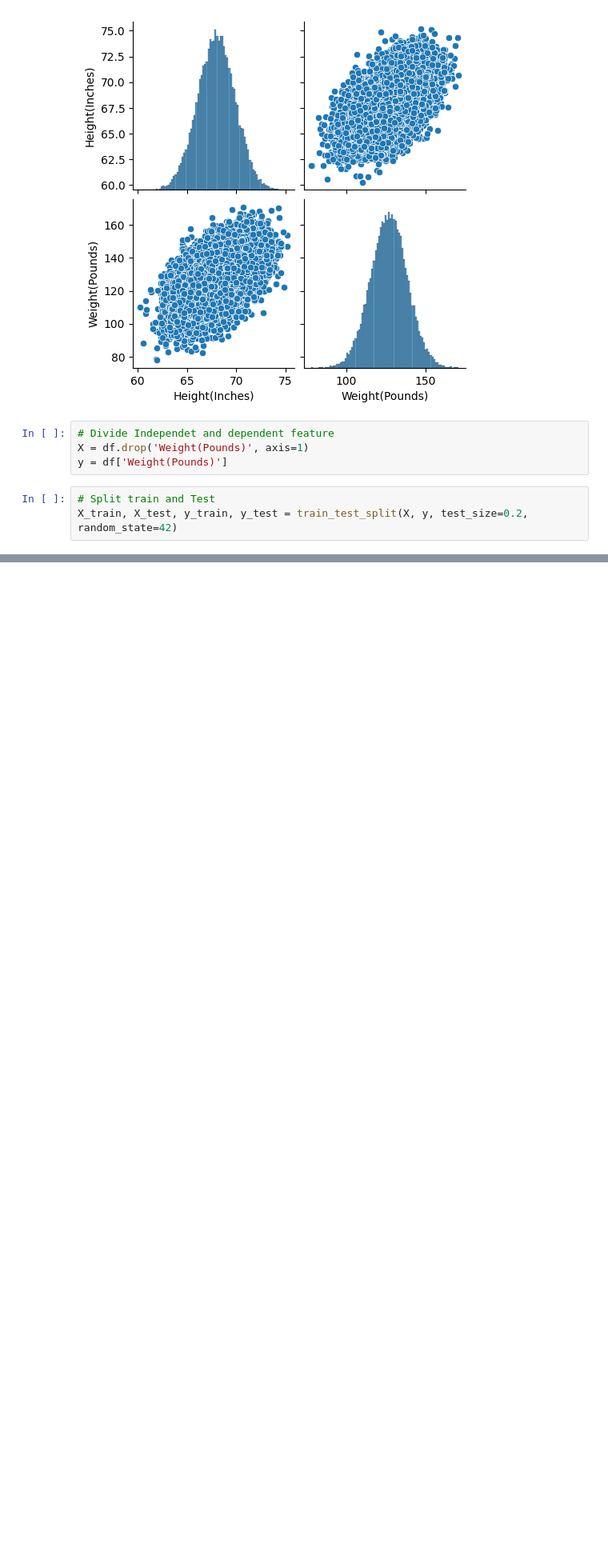
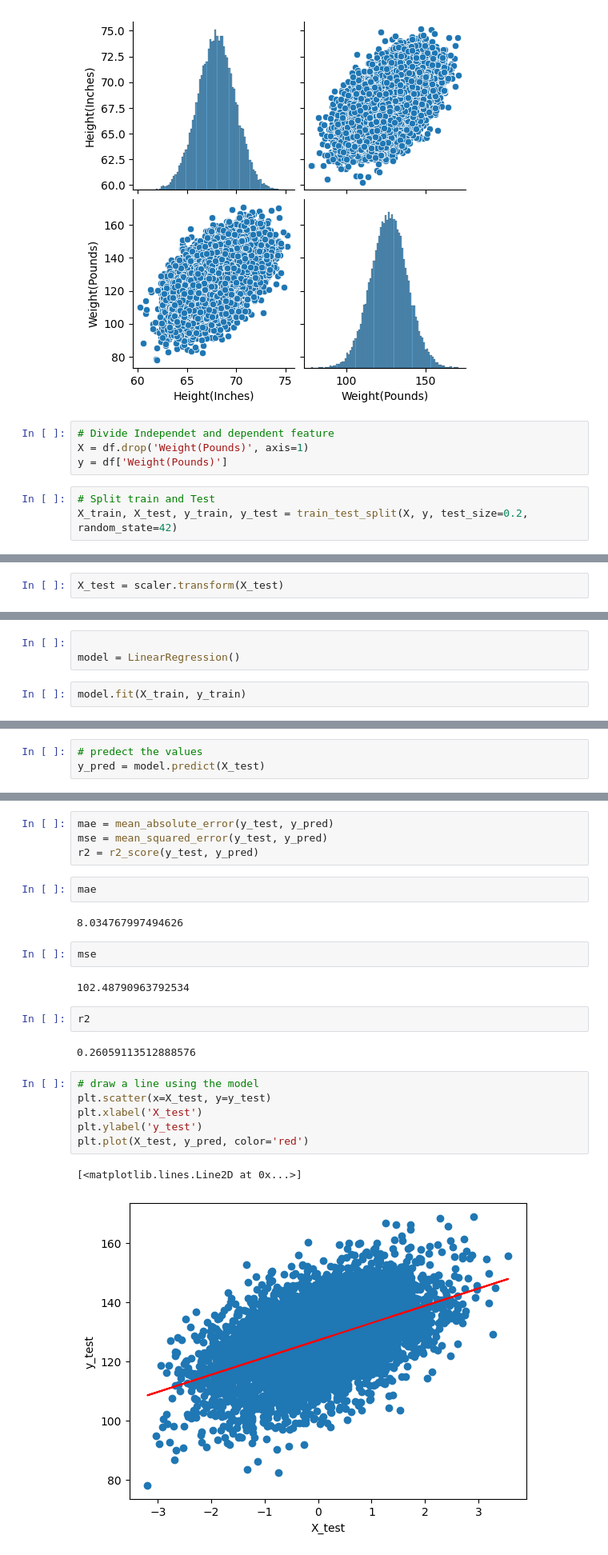
Before and after one commit to sivakrushna-works/AI-Code-Samples, a Jupyter notebook: Simple_Linear_Regression.ipynb, the cells around one changed output, grey strips where cells are left out. Shown at 80% size. Saved outputs shown, nothing was run; the diff lists cells and outputs as text; blank space fills up the shorter version.

```diff
--- a/Simple_Linear_Regression.ipynb
+++ b/Simple_Linear_Regression.ipynb
@@ -78,0 +82,2 @@ X_train.shape
+# %%
+X_test = scaler.transform(X_test)
@@ -78,0 +87,5 @@ X_train.shape
+# %%
+
+model = LinearRegression()
+# %%
+model.fit(X_train, y_train)
@@ -78,0 +102,3 @@ X_train.shape
+# %%
+# predect the values
+y_pred = model.predict(X_test)
@@ -78,0 +108,25 @@ X_train.shape
+# %%
+mae = mean_absolute_error(y_test, y_pred)
+mse = mean_squared_error(y_test, y_pred)
+r2 = r2_score(y_test, y_pred)
+# %%
+mae
+# %% [output]
+8.034767997494626
+# %%
+mse
+# %% [output]
+102.48790963792534
+# %%
+r2
+# %% [output]
+0.26059113512888576
+# %%
+# draw a line using the model
+plt.scatter(x=X_test, y=y_test)
+plt.xlabel('X_test')
+plt.ylabel('y_test')
+plt.plot(X_test, y_pred, color='red')
+# %% [output]
+[<matplotlib.lines.Line2D at 0x...>]
+[figure, added]
```
Also changed, not shown: parts of 16 cells of this notebook.
